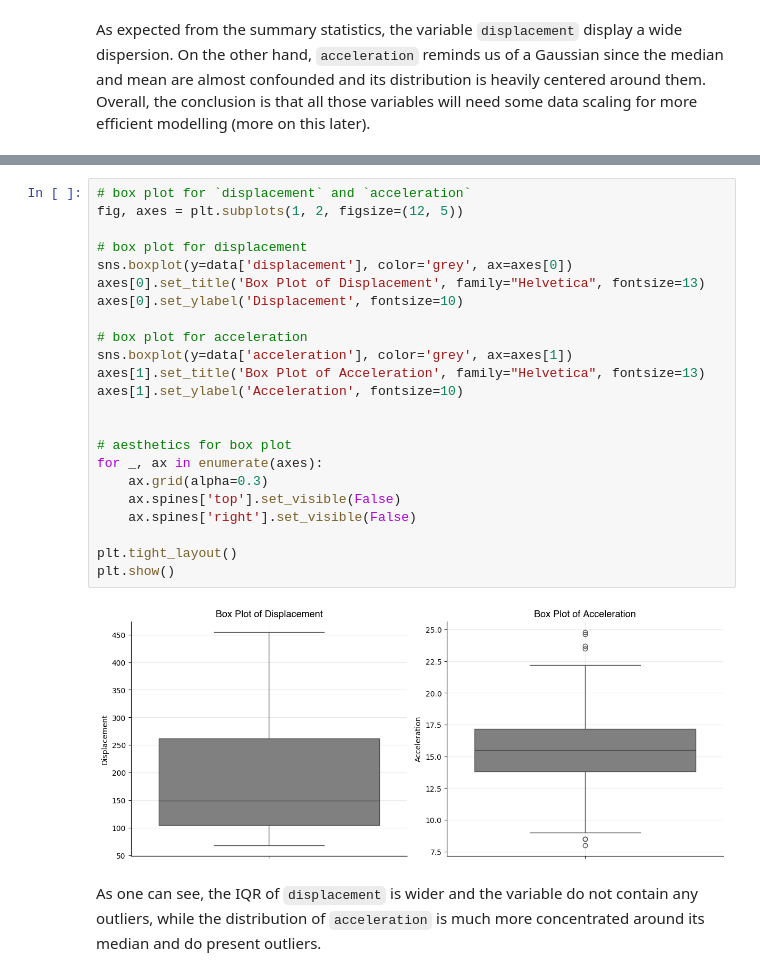
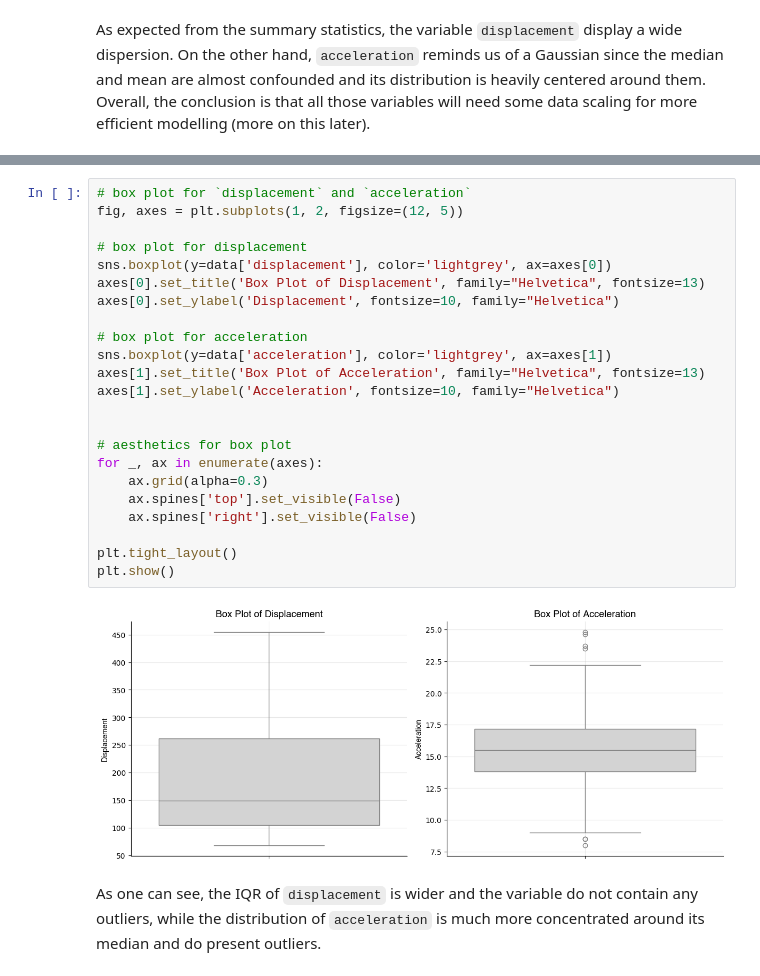
Before and after one commit to YVYX04/Introduction-to-Statistical-Learning, a Jupyter notebook: 01_data_science_fundamentals/02_mini_ml_project.ipynb, the cells around one changed output, grey strips where cells are left out. Drawn from its saved outputs; the diff is of its cells as text.

```diff
--- a/01_data_science_fundamentals/02_mini_ml_project.ipynb
+++ b/01_data_science_fundamentals/02_mini_ml_project.ipynb
@@ -341,28 +341,28 @@ Here is an example with `acceleration` and `displacement`:
 # %%
 # box plot for `displacement` and `acceleration`
 fig, axes = plt.subplots(1, 2, figsize=(12, 5))
 
 # box plot for displacement
-sns.boxplot(y=data['displacement'], color='grey', ax=axes[0])
+sns.boxplot(y=data['displacement'], color='lightgrey', ax=axes[0])
 axes[0].set_title('Box Plot of Displacement', family="Helvetica", fontsize=13)
-axes[0].set_ylabel('Displacement', fontsize=10)
+axes[0].set_ylabel('Displacement', fontsize=10, family="Helvetica")
 
 # box plot for acceleration
-sns.boxplot(y=data['acceleration'], color='grey', ax=axes[1])
+sns.boxplot(y=data['acceleration'], color='lightgrey', ax=axes[1])
 axes[1].set_title('Box Plot of Acceleration', family="Helvetica", fontsize=13)
-axes[1].set_ylabel('Acceleration', fontsize=10)
+axes[1].set_ylabel('Acceleration', fontsize=10, family="Helvetica")
 
 
 # aesthetics for box plot
 for _, ax in enumerate(axes):
     ax.grid(alpha=0.3)
     ax.spines['top'].set_visible(False)
     ax.spines['right'].set_visible(False)
 
 plt.tight_layout()
 plt.show()
 # %% [output]
-[figure, old version]
+[figure, new version]
 # %% [markdown]
 As one can see, the IQR of `displacement` is wider and the variable do not contain any outliers, while the distribution of `acceleration` is much more concentrated around its median and do present outliers.
 # %% [markdown]
```
